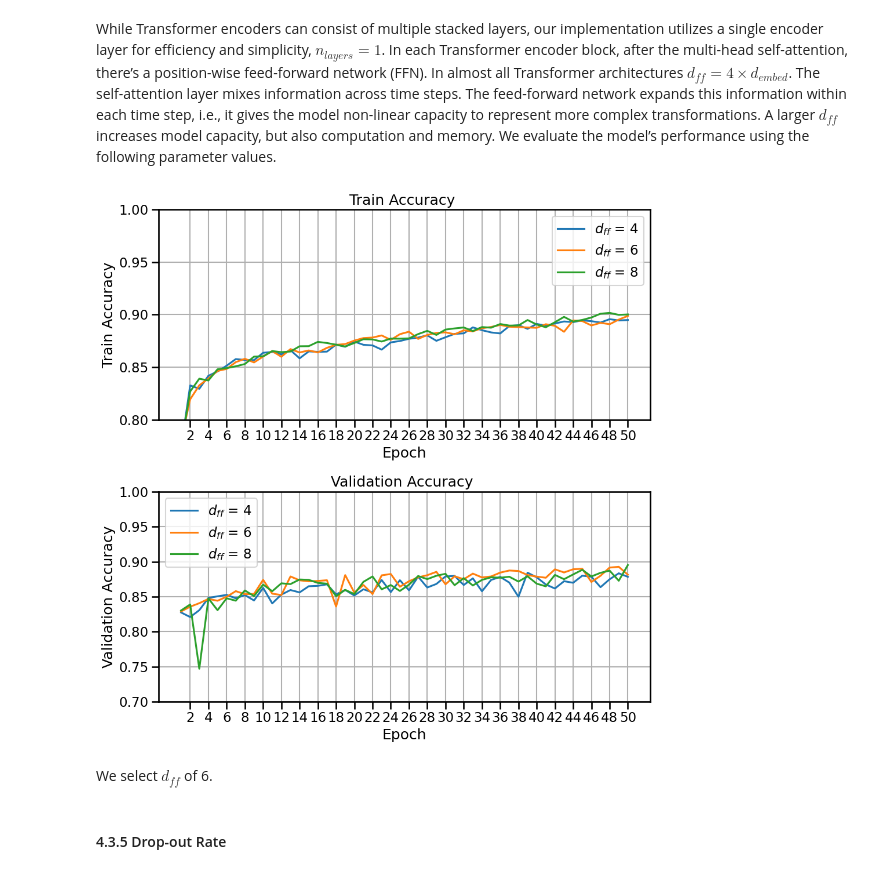
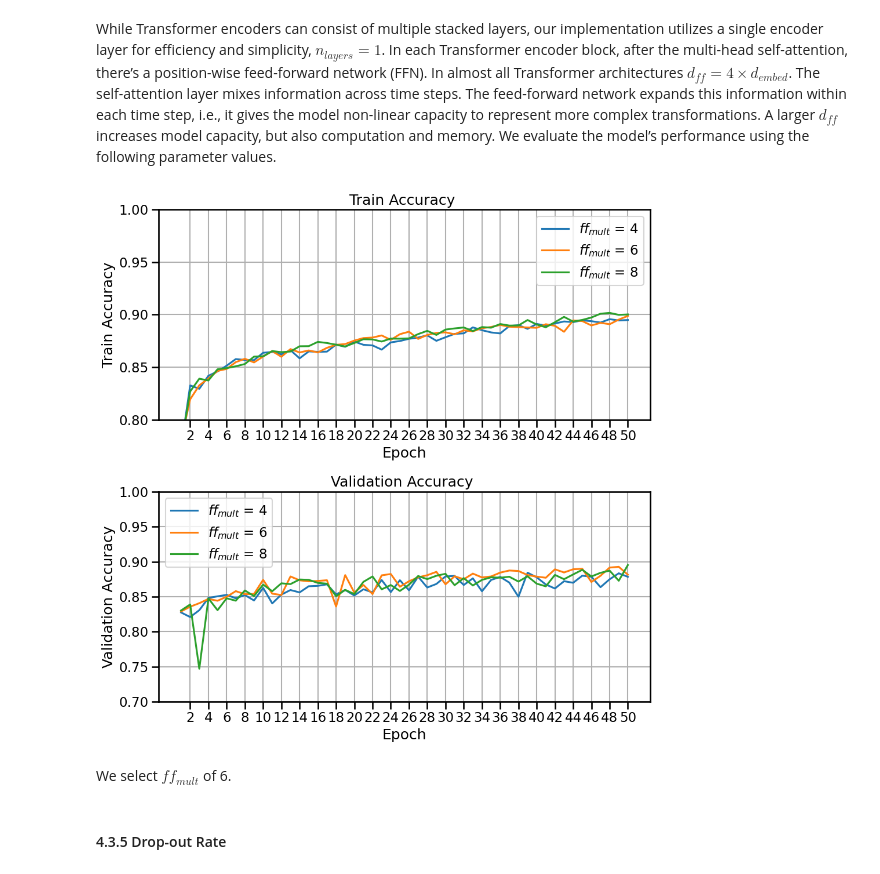
Before and after one commit to sookhyun/Multimodal-Transformer-Classifier_Distracted_Driver_Detection, a Jupyter notebook: [nb]Pre-processing_Modeling.ipynb, the cells around one changed output. Drawn from its saved outputs; the diff is of its cells as text; code cells hidden in the pictures.

Commit message:
modeling and results

```diff
--- a/[nb]Pre-processing_Modeling.ipynb
+++ b/[nb]Pre-processing_Modeling.ipynb
@@ -530,13 +530,13 @@ for f in ff_dim_mults:
 # %%
 train_acc = []
 valid_acc = []
 read_metrics_model(train_acc, valid_acc, ff_dim_mults,'output/encoder_metrics_dimff')
-fig = plot_metrics_model(params.n_epochs, ff_dim_mults , train_acc, valid_acc, r'$d_{ff}$ = ')
-fig.savefig('dff.png')
+fig = plot_metrics_model(params.n_epochs, ff_dim_mults , train_acc, valid_acc, r'$ff_{mult}$ = ')
+fig.savefig('ff_mult.png')
 # %% [output]
-[figure, old version]
+[figure, new version]
 # %% [markdown]
-We select $d_{ff}$ of 6.
+We select $ff_{mult}$ of 6.
 # %% [markdown]
 #### 4.3.5 Drop-out Rate<a id='encoder_dropout'></a>
 # %%
```
